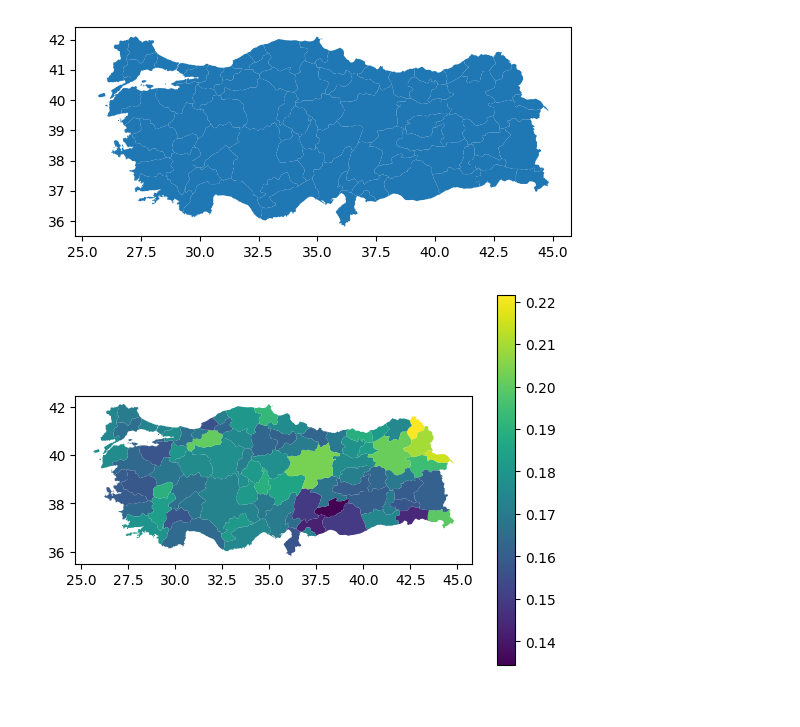
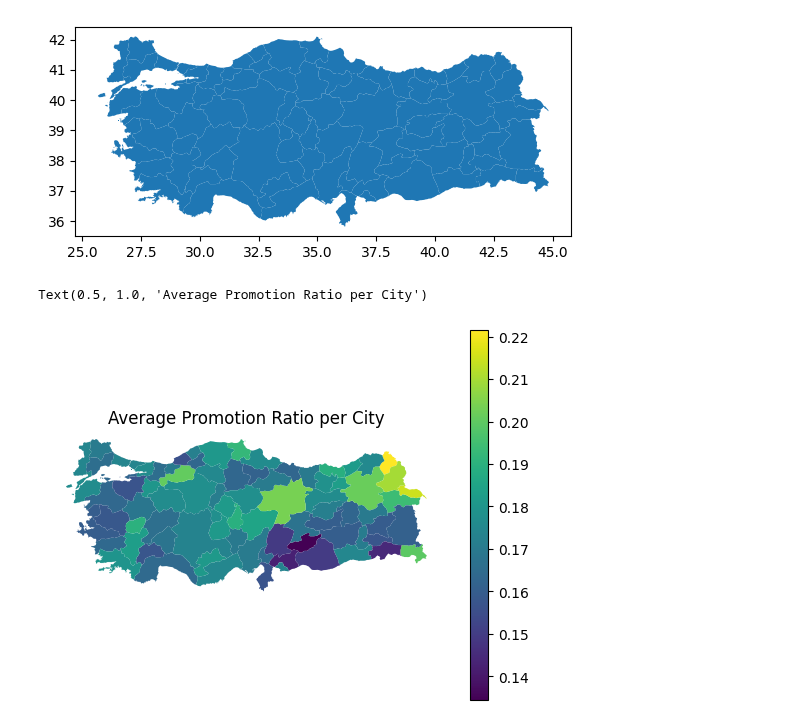
Before and after one commit to ayigitdogan/PharmaProject, a Jupyter notebook: geo.ipynb, the cells around one changed output. Saved outputs shown, nothing was run; the diff lists cells and outputs as text; code cells hidden in the pictures.

```diff
--- a/geo.ipynb
+++ b/geo.ipynb
@@ -123,5 +123,8 @@ merged_data.plot()
 [figure]
 # %%
 ax = merged_data.plot(column='PromoRatio', legend=True)
+ax.set_axis_off()
+ax.set_title("Average Promotion Ratio per City")
 # %% [output]
+Text(0.5, 1.0, 'Average Promotion Ratio per City')
-[figure, old version]
+[figure, new version]
```
Also changed, not shown: parts of 1 cell of this notebook, 1 other file.
